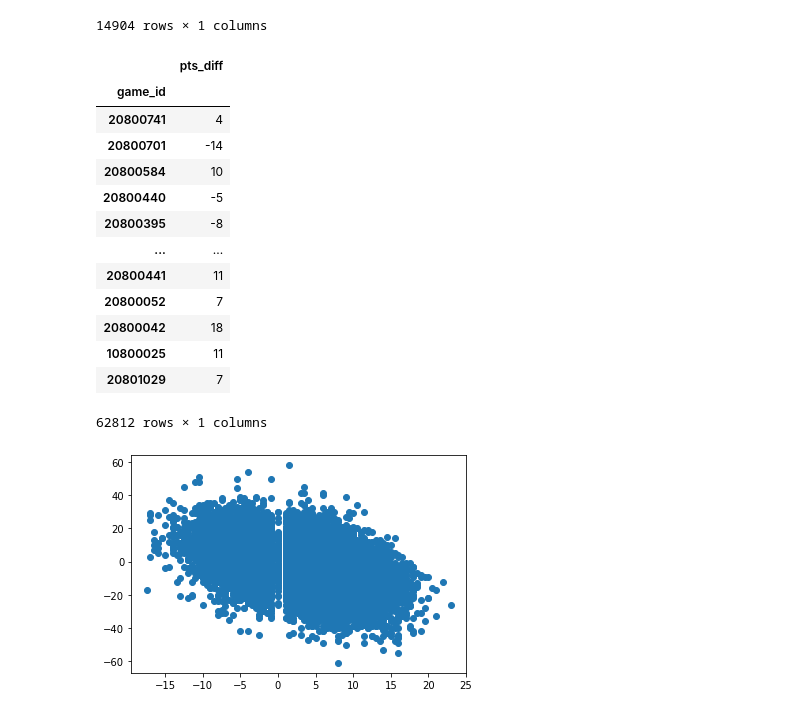
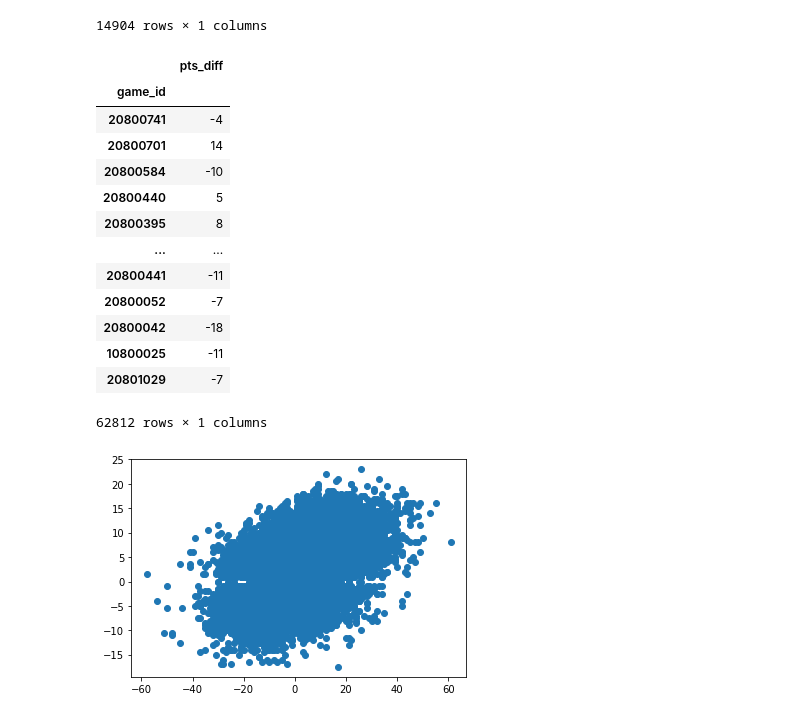
Before and after one commit to pauljacob/capstoneNBA, a Jupyter notebook: Untitled Folder/capstone2_spreadv4.ipynb, the cells around one changed output. Drawn from its saved outputs; the diff is of its cells as text; code cells hidden in the pictures.

```diff
--- a/Untitled Folder/capstone2_spreadv4.ipynb
+++ b/Untitled Folder/capstone2_spreadv4.ipynb
@@ -133,7 +133,7 @@ df_games_pts
 62812 rows × 3 columns
 # %%
 #actual point difference by game_id
-df_games_pts['pts_diff'] = df_games_pts['pts_not_home'] - df_games_pts['pts_home']
+df_games_pts['pts_diff'] = - (df_games_pts['pts_not_home'] - df_games_pts['pts_home'])
 df_games_pts
 # %% [output]
 |  | game_id | pts_not_home | pts_home | pts_diff |
@@ -321,26 +321,27 @@ df_games_pts_diff
 # %% [output]
 |  | pts_diff |
 | game_id |  |
-| 20800741 | 4 |
-| 20800701 | -14 |
-| 20800584 | 10 |
-| 20800440 | -5 |
-| 20800395 | -8 |
+| 20800741 | -4 |
+| 20800701 | 14 |
+| 20800584 | -10 |
+| 20800440 | 5 |
+| 20800395 | 8 |
 | ... | ... |
-| 20800441 | 11 |
-| 20800052 | 7 |
-| 20800042 | 18 |
-| 10800025 | 11 |
-| 20801029 | 7 |
+| 20800441 | -11 |
+| 20800052 | -7 |
+| 20800042 | -18 |
+| 10800025 | -11 |
+| 20801029 | -7 |
 62812 rows × 1 columns
 # %%
 ###############<<<<<<<<<<<<<#<<<<<<<<<<<<############<<<<<<<<<<<
 
 df_spread1_pts_diff = df_spread1.join(df_games_pts_diff, how='inner')
 # %%
-plt.scatter(df_spread1_pts_diff['spread1'], df_spread1_pts_diff['pts_diff'])
+plt.scatter(df_spread1_pts_diff['pts_diff'], df_spread1_pts_diff['spread1'])
+
 plt.ylabel = 'pts_diff'
 plt.xlabel = 'spread1'
 plt.show()
 # %% [output]
-[figure, old version]
+[figure, new version]
```
Also changed, not shown: parts of 6 cells of this notebook.
